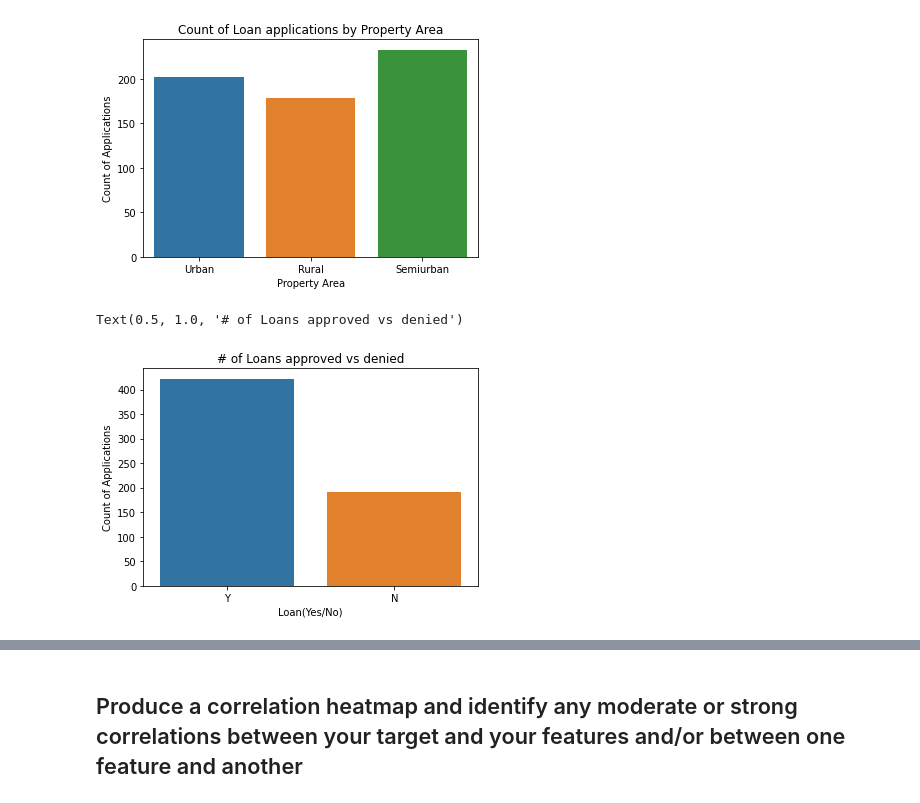
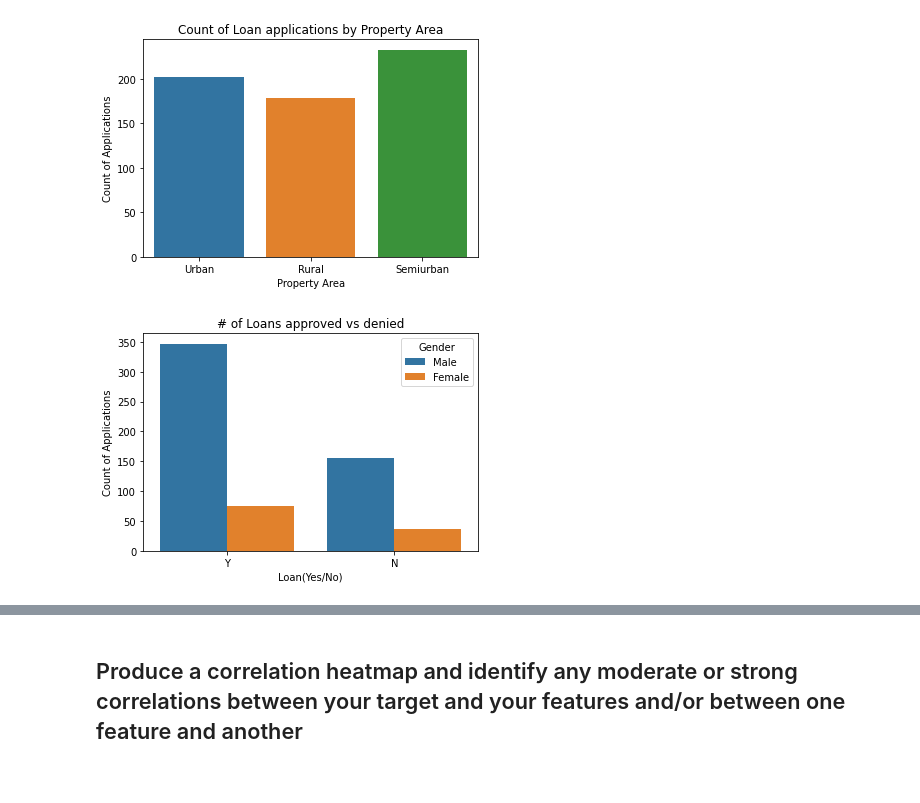
Before and after one commit to robertramos89/Dream-Home-Loan-Approval, a Jupyter notebook: Project2_RR_LoanPrediction.ipynb, the cells around one changed output, grey strips where cells are left out. Drawn from its saved outputs; the diff is of its cells as text; code cells hidden in the pictures.

```diff
--- a/Project2_RR_LoanPrediction.ipynb
+++ b/Project2_RR_LoanPrediction.ipynb
@@ -369,10 +370,9 @@ Text(0.5, 1.0, 'Count of Loan applications by Property Area')
 [figure]
 # %%
 # Approved vs denied Loan
-sns.countplot(data=df_la,x='Loan_Status')
+sns.countplot(data=df_la,x='Loan_Status', hue='Gender')
 plt.xlabel('Loan(Yes/No)')
 plt.ylabel('Count of Applications')
-plt.title('# of Loans approved vs denied')
+plt.title('# of Loans approved vs denied');
 # %% [output]
-Text(0.5, 1.0, '# of Loans approved vs denied')
-[figure, old version]
+[figure, new version]
```
Also changed, not shown: parts of 6 cells of this notebook.
